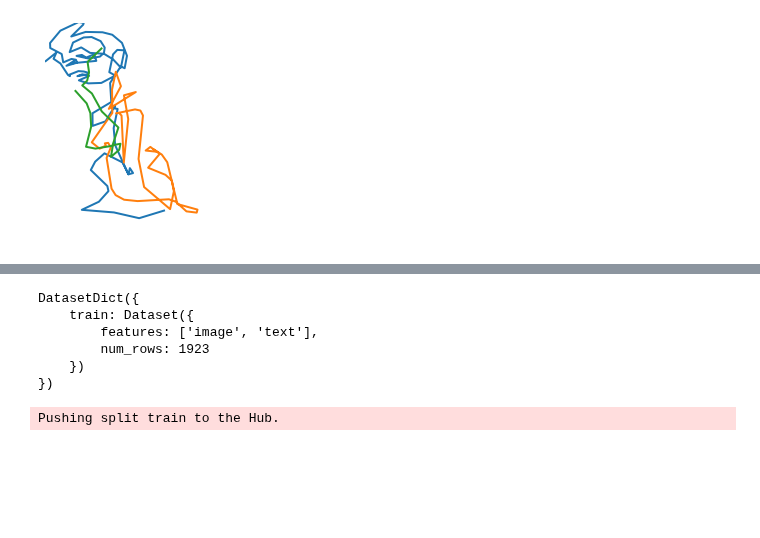
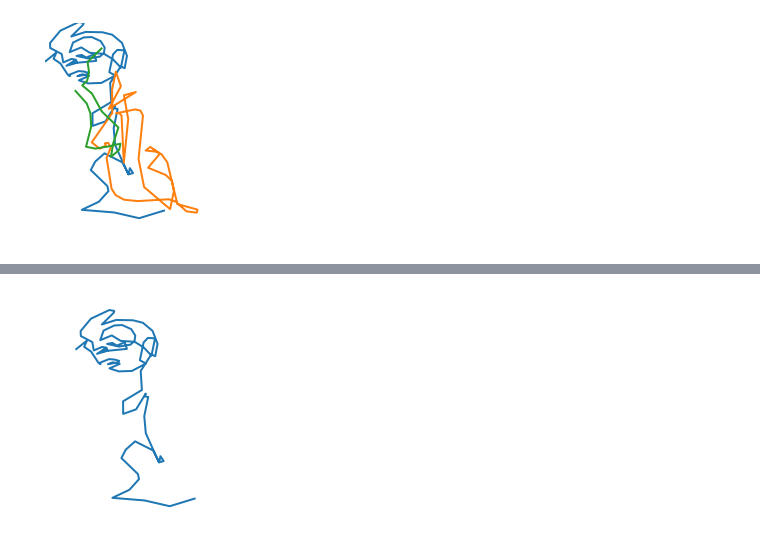
Before and after one commit to andrewlook/singleline_dataset, a Jupyter notebook: nbs/50_tokenize.ipynb, the cells around one changed output, grey strips where cells are left out. Saved outputs shown, nothing was run; the diff lists cells and outputs as text; code cells hidden in the pictures; blank space fills up the shorter version.

```diff
--- a/nbs/50_tokenize.ipynb
+++ b/nbs/50_tokenize.ipynb
@@ -510,9 +202,0 @@ Dataset imagefolder downloaded and prepared to /Users/al/.cache/huggingface/data
-# %%
-dataset
-# %% [output]
-DatasetDict({
-    train: Dataset({
-        features: ['image', 'text'],
-        num_rows: 1923
-    })
-})
@@ -521,4 +203,4 @@ HF_DATASET = "singlelinexyz/singlelines_raster"
-# %%
-dataset.push_to_hub(HF_DATASET)
-# %% [output]
-Pushing split train to the Hub.
+# %%
+plot_strokes([strokes[3]])
+# %% [output]
+[figure, added]
```
Also changed, not shown: parts of 43 cells of this notebook.
